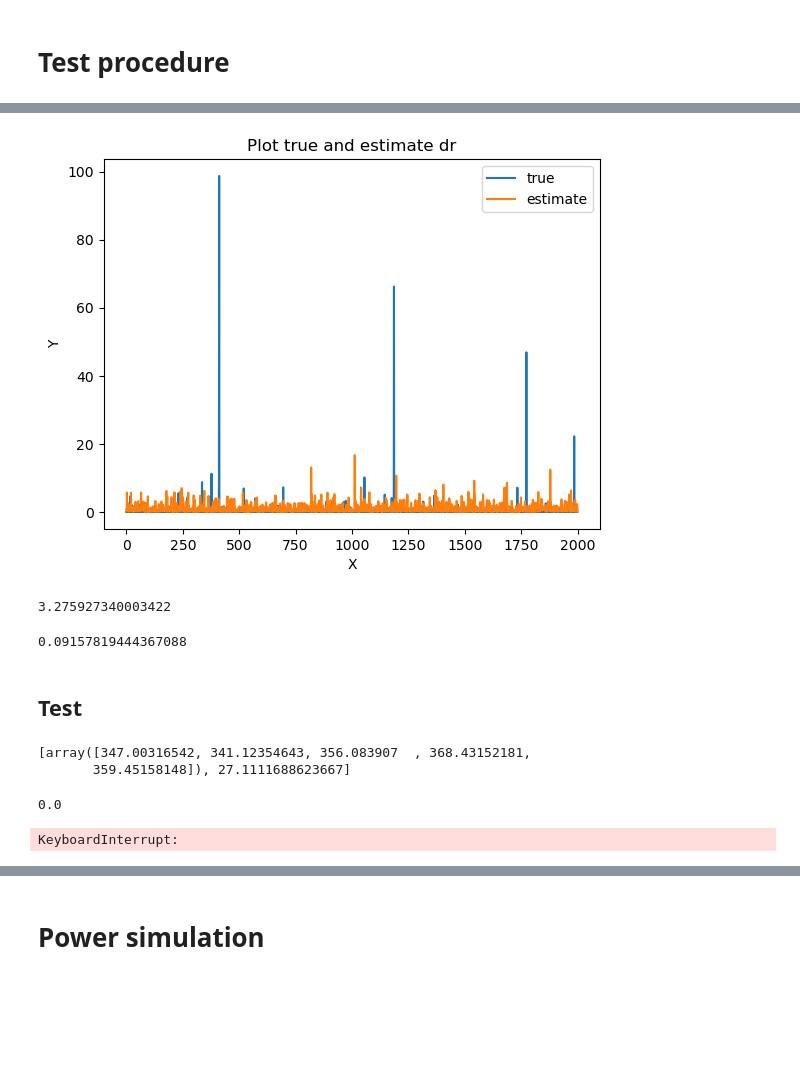
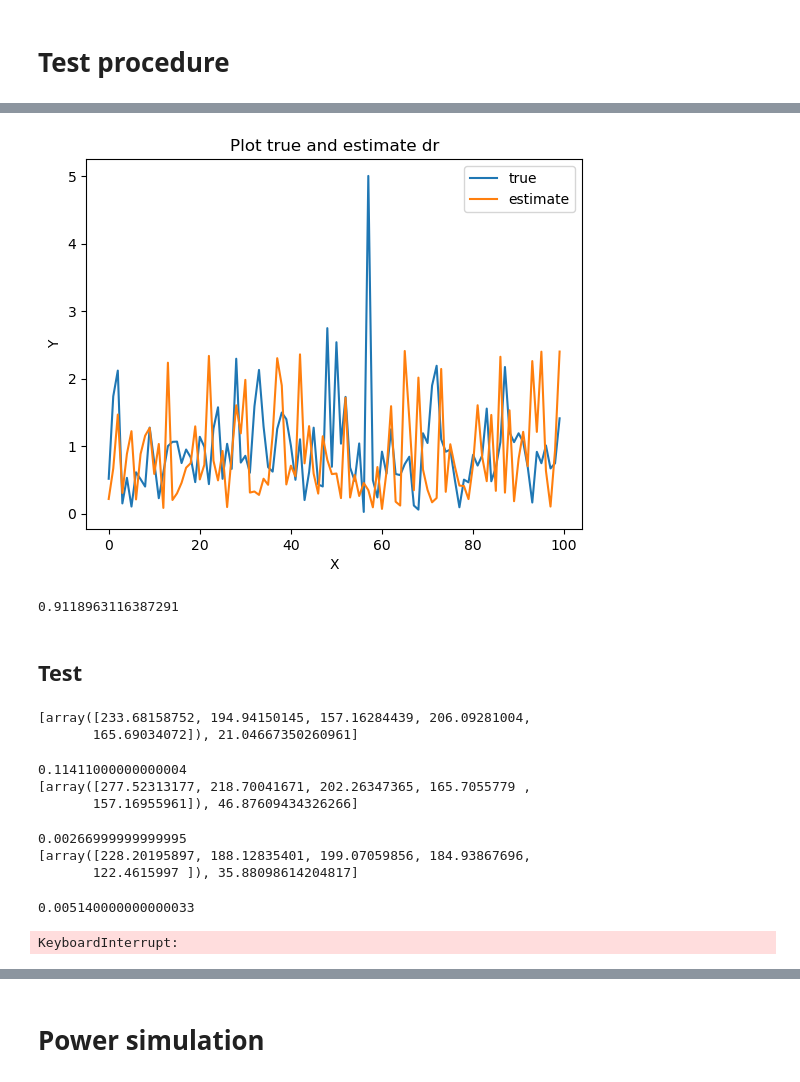
Before and after one commit to BowenXU0126/Covariate-shift-CRT, a Jupyter notebook: Covariate Shift.ipynb, the cells around one changed output, grey strips where cells are left out. Cells and saved outputs as stored; diff of their text form; code cells hidden in the pictures; blank space fills up the shorter version.

```diff
--- a/Covariate Shift.ipynb
+++ b/Covariate Shift.ipynb
@@ -205,26 +206,27 @@ def generate(ns, nt, p,q, s, t, u, Alpha=0):
     Zt_null = np.random.normal(0,0.1, (nt, q))
 
     Z_source = np.hstack((np.random.normal(0, 1, (ns, p)) , Zs_null))
-    Z_target = np.hstack((np.random.normal(0.5, 1, (nt, p)) , Zt_null))
+    Z_target = np.hstack((np.random.normal(0.2, 1, (nt, p)) , Zt_null))
 
-    X_source = Z_source[:, :p] @ u + np.random.normal(0, 5, ns)
-    X_target = Z_target[:, :p] @ u + np.random.normal(0, 5, nt)
+    X_source = Z_source[:, :p] @ u + np.random.normal(0, 1, ns)
+    X_target = Z_target[:, :p] @ u + np.random.normal(0, 1, nt)
 
-    V_source = Z_source[:, :p] @ s + X_source + np.random.normal(0, 1, ns)
-    V_target = Z_target[:, :p] @ t - X_target + np.random.normal(0, 1, nt)
+    V_source = Z_source[:, :p] @ s - 2*X_source + np.random.normal(0, 5, ns)
+    V_target = Z_target[:, :p] @ t + 2*X_target + np.random.normal(0, 5, nt)
 
-    Y_source = Z_source[:, :p].sum(axis=1) + 3*X_source + V_source + np.random.normal(0, 1, ns) + Alpha * X_source
-    Y_target = Z_target[:, :p].sum(axis=1) + X_target + V_target + np.random.normal(0, 1, nt) + Alpha * X_target
+    Y_source = (Z_source[:, :p].sum(axis=1))**2 + 2*X_source + V_source + np.random.normal(0, 1, ns) + Alpha * X_source
+    Y_target = (Z_target[:, :p].sum(axis=1))**2 + 2*X_target + V_target + np.random.normal(0, 1, nt) + Alpha * X_target
+
 
     return Y_source.reshape(-1, 1), X_source.reshape(-1, 1), V_source.reshape(-1, 1), Z_source,\
            Y_target.reshape(-1, 1), X_target.reshape(-1, 1), V_target.reshape(-1, 1), Z_target
 
 
 def true_density_ratio(X, Z, V, s, t,p,q):
-    zs_prob = multivariate_normal.pdf(Z[:p], mean= np.zeros(p), cov= np.identity(p))
-    vs_prob = norm.pdf(V, loc=Z[:p]@s + X, scale=1)
-    zt_prob = multivariate_normal.pdf(Z[:p], mean= 0.2*np.ones(p), cov=np.identity(p))
-    vt_prob = norm.pdf(V, loc=Z[:p]@t - X, scale=1)
+    zs_prob = multivariate_normal.pdf(Z[:p], mean = 0*np.ones(p), cov= np.identity(p))
+    vs_prob = norm.pdf(V, loc=Z[:p]@s - 2*X, scale =5)
+    zt_prob = multivariate_normal.pdf(Z[:p], mean = 0.2*np.ones(p), cov= np.identity(p))
+    vt_prob = norm.pdf(V, loc=Z[:p]@t + 2*X, scale =5)
     # print(zs_prob)
     # print(vs_prob)
     # print(zt_prob)
@@ -235,10 +237,11 @@ def true_density_ratio(X, Z, V, s, t,p,q):
 # Test procedure
 # %%
 #
-ns,nt, p,q = 2000,5000, 5, 20
-s = np.random.normal(0, 1, p)
-t = np.random.normal(0, 1, p)
+ns,nt, p,q = 1000,5000, 5, 50
+s = np.random.normal(1, 1, p)
+t = np.random.normal(1, 1, p)
 u = np.random.normal(1, 1, p)
+s = t + 4*u
 # %%
 #generate data
 Y_source, X_source, V_source, Z_source, Y_target, X_target, V_target, Z_target = generate(ns,nt, p,q, s, t, u, 0)
@@ -273,7 +272,7 @@ sum = 0
 max = 0
 min = np.inf
 true_list = []
-for i in range(2000):
+for i in range(1000):
     value = true_density_ratio(X_source[i], Z_source[i], V_source[i], s, t, p,q)
     true_list.append(value)
     if value <= min:
@@ -283,7 +282,7 @@ for i in range(2000):
     sum += value
     # print(true_density_ratio(X_source[i], Z_source[i], V_source[i], s, t))
     # print(Z_source[i]@s + X_source[i] - Z_source[i]@t + X_source[i])
-print(sum/2000)
+print(sum/1000)
 print(max)
 print(min)
 # %% [output]
@@ -303,31 +302,27 @@ print(mean)
 # %%
 import matplotlib.pyplot as plt
 
 
 # Generate x-axis values
-x = range(2000)
+x = range(100)
 
 # Create the plot with two lines
-plt.plot(x, true_list, label='true')
-plt.plot(x, sample_density_ratio2, label='estimate')
+plt.plot(x, true_list[:100], label='true')
+plt.plot(x, sample_density_ratio1[:100], label='estimate')
 
 # Add labels, title, and legend
 plt.xlabel('X')
 plt.ylabel('Y')
 plt.title('Plot true and estimate dr')
 plt.legend()
 
 # Show the plot
 plt.show()
 
-print(la.norm(true_list - sample_density_ratio2)/2000)
+print(la.norm(true_list - sample_density_ratio1)/2000)
 # %% [output]
-[figure, old version]
+[figure, new version]
-3.275927340003422
+0.9118963116387291
-# %%
-chi_squared_p_value(8, 4)
-# %% [output]
-0.09157819444367088
 # %% [markdown]
 ## Test
 # %%
@@ -341,18 +336,19 @@ for j in trange(200):
     Y_source, X_source, V_source, Z_source, Y_target, X_target, V_target, Z_target = generate(ns,nt, p,q, s, t, u, 0)
 
     # calculate density ratio
-    D_s = np.concatenate((X_source, Z_source, V_source), axis = 1)
-    D_t = np.concatenate((X_target, Z_target, V_target), axis = 1)
+    D_s = np.concatenate((X_source, Z_source[:,:p], V_source), axis = 1)
+    D_t = np.concatenate((X_target, Z_target[:,:p], V_target), axis = 1)
+
+
     # densratio_obj = densratio(D_t, D_s)
-
     # #calculate density ratio for each sample
     # sample_density_ratio1 = densratio_obj.compute_density_ratio(D_s)
 
     sample_density_ratio2 = density_ratio_estimate_prob_LR(D_t, D_s)
     reg = LassoCV().fit(Z_source,Y_source.ravel())
 
-    cov1 = generate_cov_matrix(Y_source, X_source, Z_source,V_source,u,s,t, L = l, K = 20, density_ratio = sample_density_ratio2, regr = reg)
-    w, statistic = PCRtest(Y_source, X_source, Z_source,V_source,u,s,t, L = l, K = 20, covariate_shift = True, density_ratio = sample_density_ratio2, regr = reg)
+    cov1 = generate_cov_matrix(Y_source, X_source, Z_source,V_source,u,s,t, L = l, K = 40, density_ratio = sample_density_ratio2, regr = reg)
+    w, statistic = PCRtest(Y_source, X_source, Z_source,V_source,u,s,t, L = l, K = 40, covariate_shift = True, density_ratio = sample_density_ratio2, regr = reg)
     print([w,statistic])
     p_value = monte_carlo_p_value(100000, cov1, l, statistic)
     print(p_value)
@@ -360,7 +356,13 @@ for j in trange(200):
         count += 1
 probability = count/200
 # %% [output]
-[array([347.00316542, 341.12354643, 356.083907  , 368.43152181,
-       359.45158148]), 27.1111688623667]
+[array([233.68158752, 194.94150145, 157.16284439, 206.09281004,
+       165.69034072]), 21.04667350260961]
-0.0
+0.11411000000000004
+[array([277.52313177, 218.70041671, 202.26347365, 165.7055779 ,
+       157.16955961]), 46.87609434326266]
-KeyboardInterrupt:
+0.00266999999999995
+[array([228.20195897, 188.12835401, 199.07059856, 184.93867696,
+       122.4615997 ]), 35.88098614204817]
+0.005140000000000033
+KeyboardInterrupt:
```
Also changed, not shown: parts of 11 cells of this notebook.
